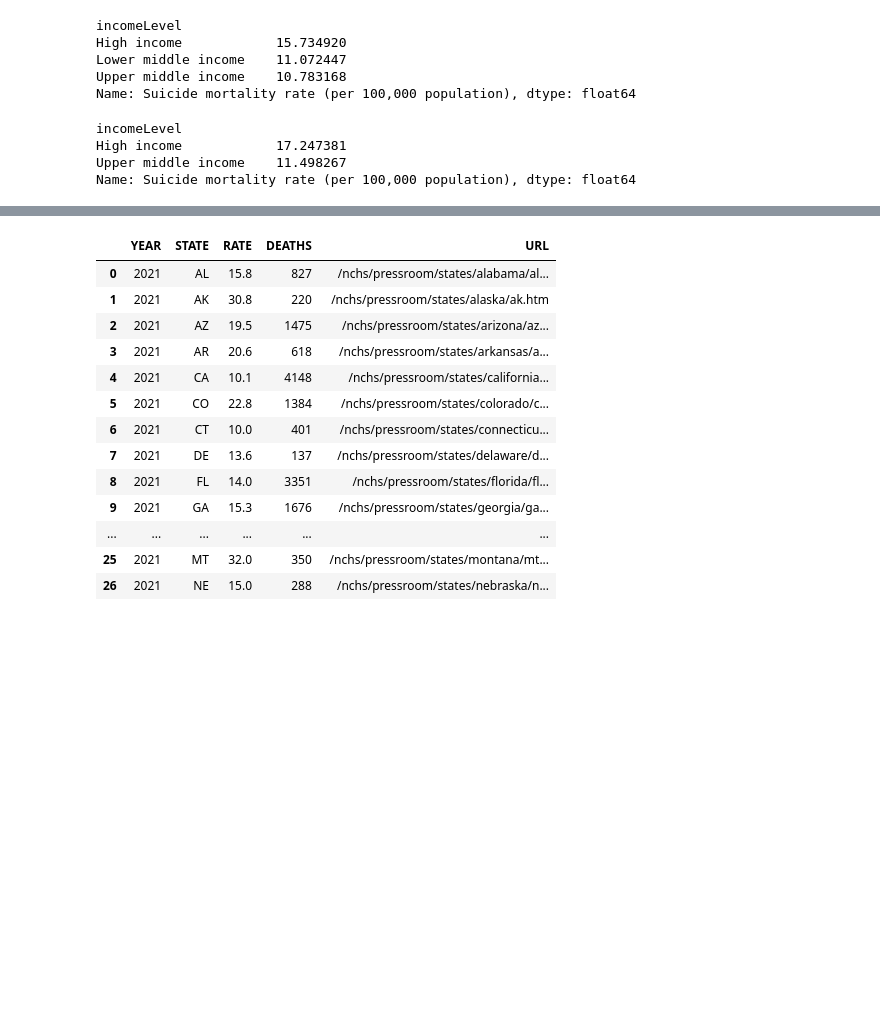
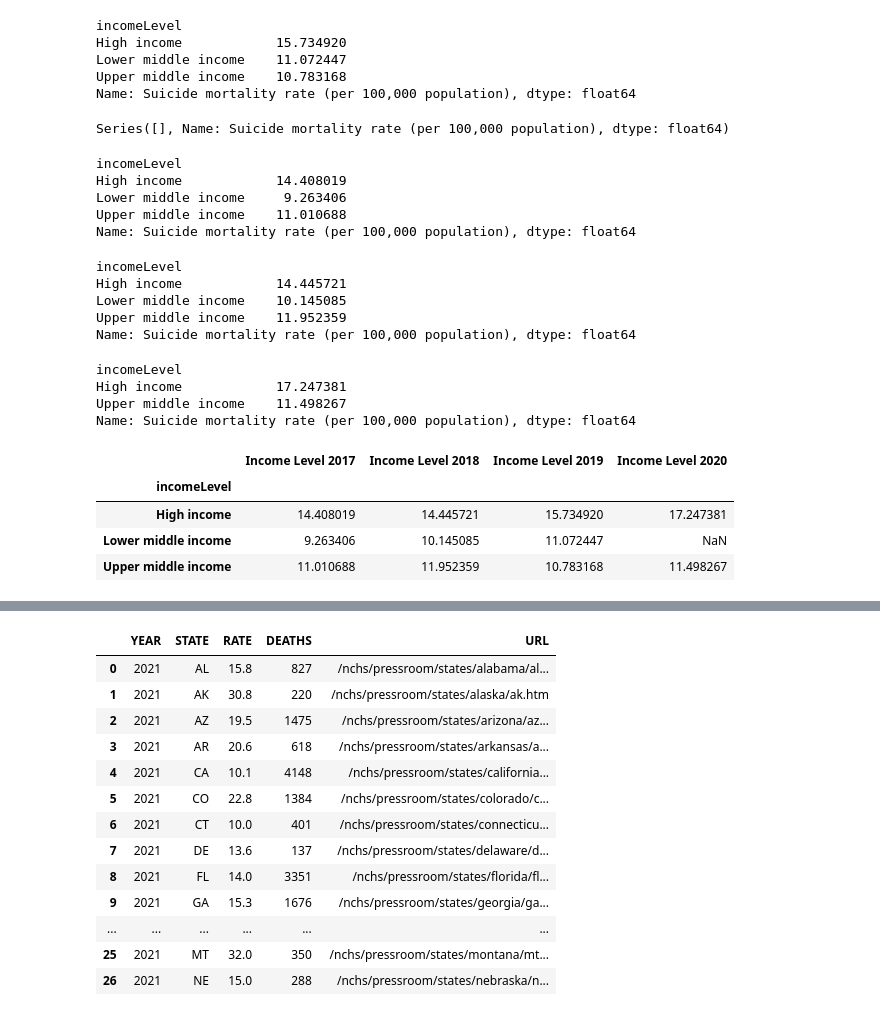
Before and after one commit to BirundhaVaratharajan/Project-1, a Jupyter notebook: Covid_on_Suicidalrate_Proj_1.ipynb, the cells around one changed output, grey strips where cells are left out. Saved outputs shown, nothing was run; the diff lists cells and outputs as text; code cells hidden in the pictures; blank space fills up the shorter version.

```diff
--- a/Covid_on_Suicidalrate_Proj_1.ipynb
+++ b/Covid_on_Suicidalrate_Proj_1.ipynb
@@ -342,14 +359,43 @@ hom_gdp.head()
 
 hom_gdp_merged = pd.merge(hom_gdp, narrow_data_4, on="country")
 hom_gdp_merged.head()
-hom_gdp_merged_1 = hom_gdp_merged.loc[(hom_gdp_merged["year_y"]==2019)]
-hom_gdp_merged_1
-hom_gdp_merged_2 = hom_gdp_merged_1.groupby(["incomeLevel"])["Suicide mortality rate (per 100,000 population)"].mean()
-hom_gdp_merged_2
+hom_gdp_merged_2019 = hom_gdp_merged.loc[(hom_gdp_merged["year_y"]==2019)]
+hom_gdp_merged_2019
+hom_gdp_merged_2019_1 = hom_gdp_merged_1.groupby(["incomeLevel"])["Suicide mortality rate (per 100,000 population)"].mean()
+hom_gdp_merged_2019_1
 # %% [output]
 incomeLevel
 High income            15.734920
 Lower middle income    11.072447
 Upper middle income    10.783168
 Name: Suicide mortality rate (per 100,000 population), dtype: float64
+# %%
+hom_gdp_merged_2016 = hom_gdp_merged.loc[(hom_gdp_merged["year_y"]==2016)]
+hom_gdp_merged_2016
+hom_gdp_merged_2016_1 = hom_gdp_merged_2016.groupby(["incomeLevel"])["Suicide mortality rate (per 100,000 population)"].mean()
+hom_gdp_merged_2016_1
+# %% [output]
+Series([], Name: Suicide mortality rate (per 100,000 population), dtype: float64)
+# %%
+hom_gdp_merged_2017 = hom_gdp_merged.loc[(hom_gdp_merged["year_y"]==2017)]
+hom_gdp_merged_2017
+hom_gdp_merged_2017_1 = hom_gdp_merged_2017.groupby(["incomeLevel"])["Suicide mortality rate (per 100,000 population)"].mean()
+hom_gdp_merged_2017_1
+# %% [output]
+incomeLevel
+High income            14.408019
+Lower middle income     9.263406
+Upper middle income    11.010688
+Name: Suicide mortality rate (per 100,000 population), dtype: float64
+# %%
+hom_gdp_merged_2018 = hom_gdp_merged.loc[(hom_gdp_merged["year_y"]==2018)]
+hom_gdp_merged_2018
+hom_gdp_merged_2018_1 = hom_gdp_merged_2018.groupby(["incomeLevel"])["Suicide mortality rate (per 100,000 population)"].mean()
+hom_gdp_merged_2018_1
+# %% [output]
+incomeLevel
+High income            14.445721
+Lower middle income    10.145085
+Upper middle income    11.952359
+Name: Suicide mortality rate (per 100,000 population), dtype: float64
 # %%
@@ -362,3 +408,13 @@ incomeLevel
 High income            17.247381
 Upper middle income    11.498267
 Name: Suicide mortality rate (per 100,000 population), dtype: float64
+# %%
+summary_df_1 = pd.DataFrame({"Income Level 2017": hom_gdp_merged_2017_1, "Income Level 2018": hom_gdp_merged_2018_1, "Income Level 2019": hom_gdp_merged_2019_1, "Income Level 2020": hom_gdp_merged_2020_1})
+
+summary_df_1
+# %% [output]
+|  | Income Level 2017 | Income Level 2018 | Income Level 2019 | Income Level 2020 |
+| incomeLevel |  |  |  |  |
+| High income | 14.408019 | 14.445721 | 15.734920 | 17.247381 |
+| Lower middle income | 9.263406 | 10.145085 | 11.072447 | NaN |
+| Upper middle income | 11.010688 | 11.952359 | 10.783168 | 11.498267 |
```
Also changed, not shown: parts of 4 cells of this notebook, 2 other files.
